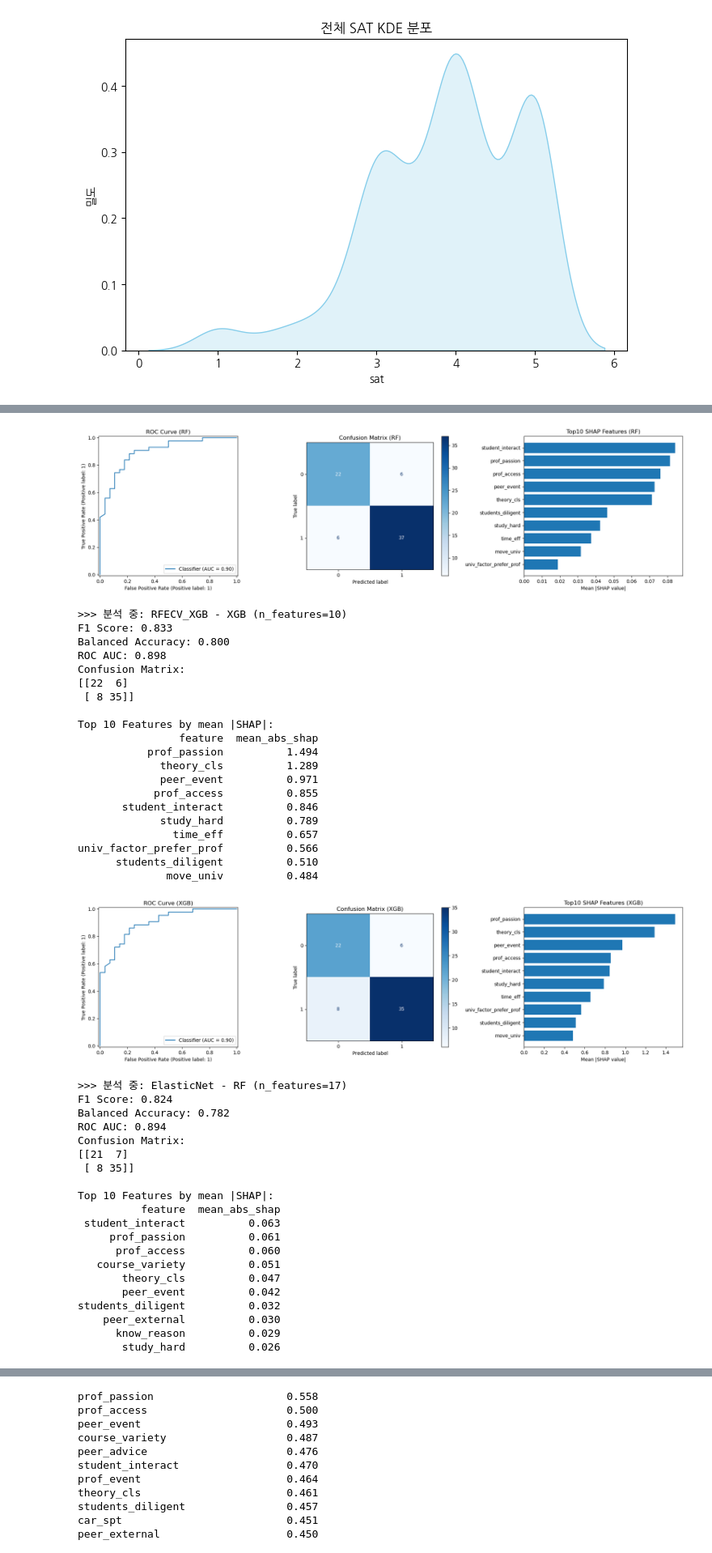
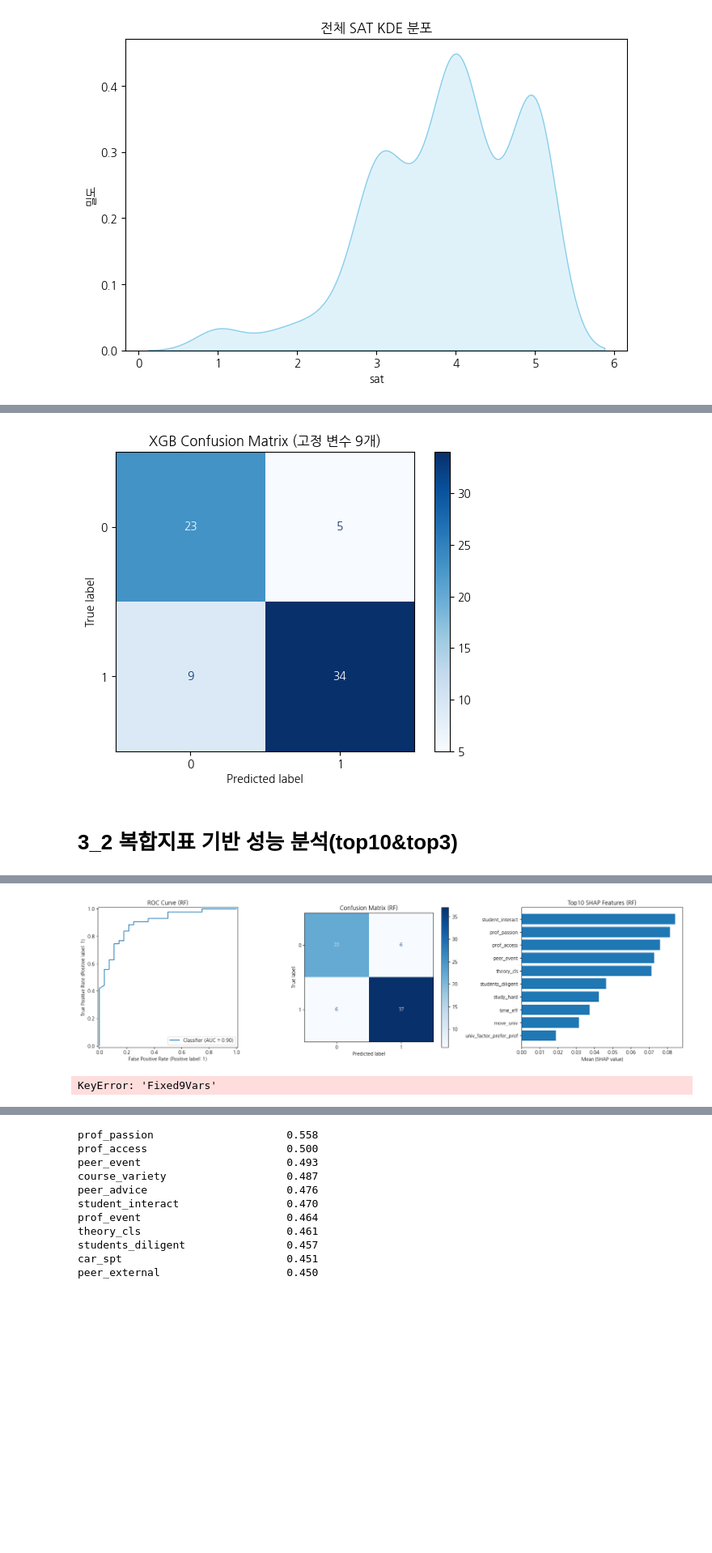
Before and after one commit to hyejinppp/college_life_satisfaction, a Jupyter notebook: sat.ipynb, the cells around one changed output, grey strips where cells are left out. Shown at 81% size. Saved outputs shown, nothing was run; the diff lists cells and outputs as text; code cells hidden in the pictures; blank space fills up the shorter version.

```diff
--- a/sat.ipynb
+++ b/sat.ipynb
@@ -783,9 +993,37 @@ for r in results:
+# %%
+from sklearn.metrics import confusion_matrix, ConfusionMatrixDisplay
+
+# XGB 모델 재학습 (고정 변수 9개 기준)
+xgb_clf = Pipeline([
+    ("clf", XGBClassifier(n_estimators=200, random_state=RANDOM_STATE,
+                          use_label_encoder=False, eval_metric='logloss', n_jobs=-1))
+])
+xgb_clf.fit(X_train_fixed, y_train_fixed)
+
+# 예측
+y_pred_xgb = xgb_clf.predict(X_test_fixed)
+
+# Confusion Matrix 계산
+cm = confusion_matrix(y_test_fixed, y_pred_xgb)
+disp = ConfusionMatrixDisplay(confusion_matrix=cm, display_labels=xgb_clf.classes_)
+
+# 시각화
+disp.plot(cmap="Blues")
+import matplotlib.pyplot as plt
+plt.title("XGB Confusion Matrix (고정 변수 9개)")
+plt.show()
+# %% [output]
+[figure, added]
+# %% [markdown]
+# 3_2 복합지표 기반 성능 분석(top10&top3)
 # %%
 # ======================================
 # ✅ Top3 안정적 변수 기반 모델 분석 및 Top1 선정
 # (복합 지표 + 과적합 + 변수 수 고려 + 안정적 SHAP 계산)
 # ======================================
-
+!pip install clf
+!pip install shap
+import shap
 # ------------------------------
 # 1️⃣ 복합 지표 계산
 # ------------------------------
@@ -888,9 +1126,9 @@ for idx, row in top10_df.iterrows():
     shap_df = pd.DataFrame({
         "feature": stable_vars,
         "mean_abs_shap": mean_abs_shap
-    }).sort_values(by="mean_abs_shap", ascending=False).head(10)
+    }).sort_values(by="mean_abs_shap", ascending=False).head(17)
 
-    print("\nTop 10 Features by mean |SHAP|:")
+    print("\nTop Features by mean |SHAP|:")
     print(shap_df.to_string(index=False))
 
     # ===============================
@@ -948,42 +1186,2 @@ univ_factor_prefer_prof          0.019
-[figure, old version]
+[figure, new version]
->>> 분석 중: RFECV_XGB - XGB (n_features=10)
-F1 Score: 0.833
-Balanced Accuracy: 0.800
-ROC AUC: 0.898
-Confusion Matrix:
-[[22  6]
- [ 8 35]]
-
-Top 10 Features by mean |SHAP|:
-                feature  mean_abs_shap
-           prof_passion          1.494
-             theory_cls          1.289
-             peer_event          0.971
-            prof_access          0.855
-       student_interact          0.846
-             study_hard          0.789
-               time_eff          0.657
-univ_factor_prefer_prof          0.566
-      students_diligent          0.510
-              move_univ          0.484
+KeyError: 'Fixed9Vars'
-[figure, removed]
->>> 분석 중: ElasticNet - RF (n_features=17)
-F1 Score: 0.824
-Balanced Accuracy: 0.782
-ROC AUC: 0.894
-Confusion Matrix:
-[[21  7]
- [ 8 35]]
-
-Top 10 Features by mean |SHAP|:
-          feature  mean_abs_shap
- student_interact          0.063
-     prof_passion          0.061
-      prof_access          0.060
-   course_variety          0.051
-       theory_cls          0.047
-       peer_event          0.042
-students_diligent          0.032
-    peer_external          0.030
-      know_reason          0.029
-       study_hard          0.026
```
Also changed, not shown: parts of 35 cells of this notebook.
